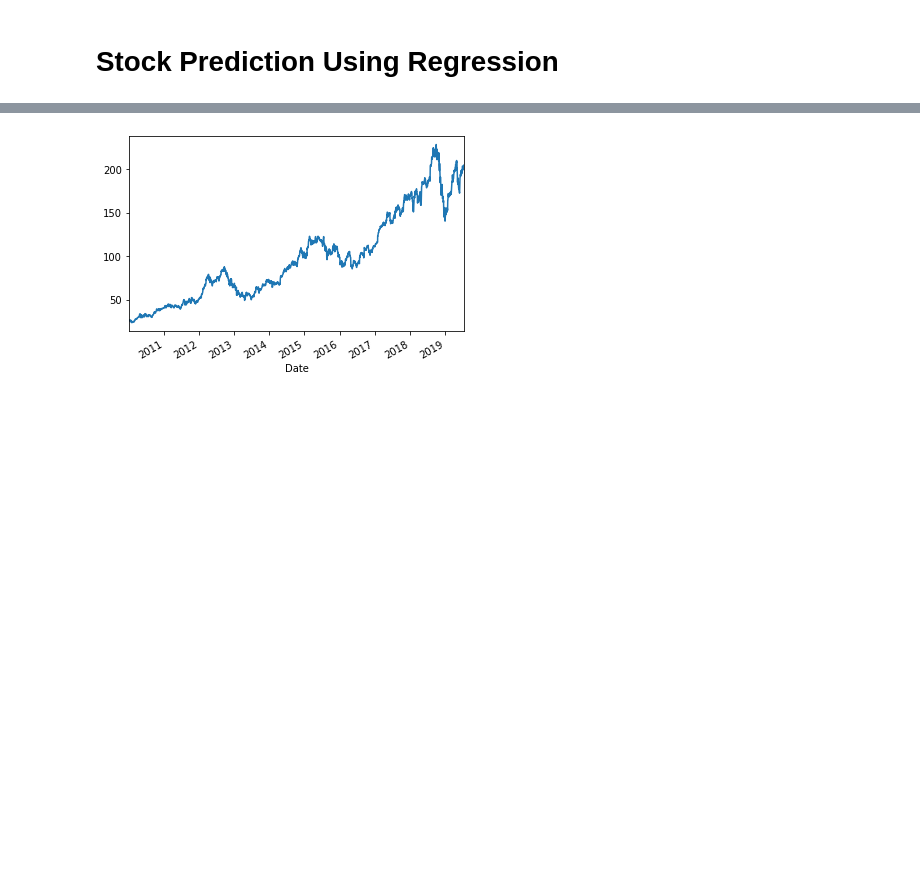
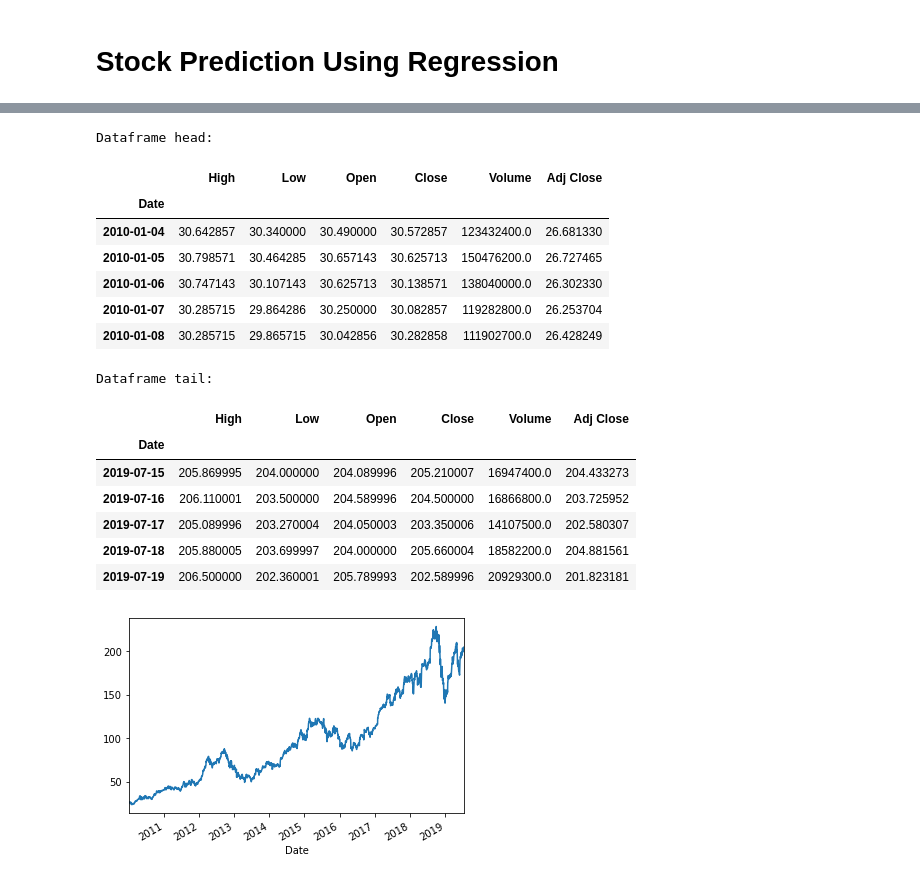
Before and after one commit to aitabuzaid/stock-prediction, a Jupyter notebook: Stock Prediction.ipynb, the cells around one changed output, grey strips where cells are left out. Drawn from its saved outputs; the diff is of its cells as text; code cells hidden in the pictures; blank space fills up the shorter version.

```diff
--- a/Stock Prediction.ipynb
+++ b/Stock Prediction.ipynb
@@ -13,8 +14,31 @@ import matplotlib.pyplot as plt
 # %%
 start = dt.datetime(2010, 1, 1)
 end = dt.datetime(2019, 7, 21)
 
 df = dr.DataReader("AAPL", 'yahoo', start, end)
+
+print("Dataframe head:")
+display(df.head())
+
+print("Dataframe tail:")
+display(df.tail())
+# %% [output]
+Dataframe head:
+|  | High | Low | Open | Close | Volume | Adj Close |
+| Date |  |  |  |  |  |  |
+| 2010-01-04 | 30.642857 | 30.340000 | 30.490000 | 30.572857 | 123432400.0 | 26.681330 |
+| 2010-01-05 | 30.798571 | 30.464285 | 30.657143 | 30.625713 | 150476200.0 | 26.727465 |
+| 2010-01-06 | 30.747143 | 30.107143 | 30.625713 | 30.138571 | 138040000.0 | 26.302330 |
+| 2010-01-07 | 30.285715 | 29.864286 | 30.250000 | 30.082857 | 119282800.0 | 26.253704 |
+| 2010-01-08 | 30.285715 | 29.865715 | 30.042856 | 30.282858 | 111902700.0 | 26.428249 |
+Dataframe tail:
+|  | High | Low | Open | Close | Volume | Adj Close |
+| Date |  |  |  |  |  |  |
+| 2019-07-15 | 205.869995 | 204.000000 | 204.089996 | 205.210007 | 16947400.0 | 204.433273 |
+| 2019-07-16 | 206.110001 | 203.500000 | 204.589996 | 204.500000 | 16866800.0 | 203.725952 |
+| 2019-07-17 | 205.089996 | 203.270004 | 204.050003 | 203.350006 | 14107500.0 | 202.580307 |
+| 2019-07-18 | 205.880005 | 203.699997 | 204.000000 | 205.660004 | 18582200.0 | 204.881561 |
+| 2019-07-19 | 206.500000 | 202.360001 | 205.789993 | 202.589996 | 20929300.0 | 201.823181 |
 # %%
 df["Adj Close"].plot();
 # %% [output]
```
Also changed, not shown: parts of 22 cells of this notebook.
